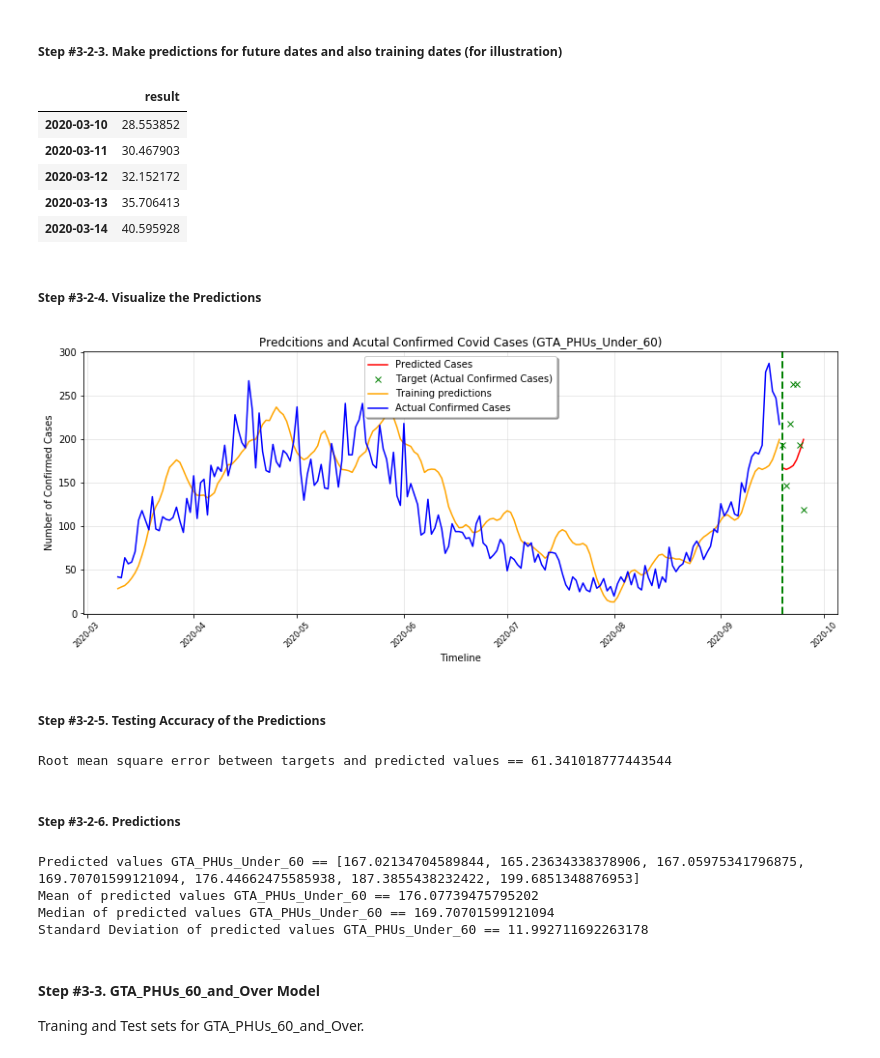
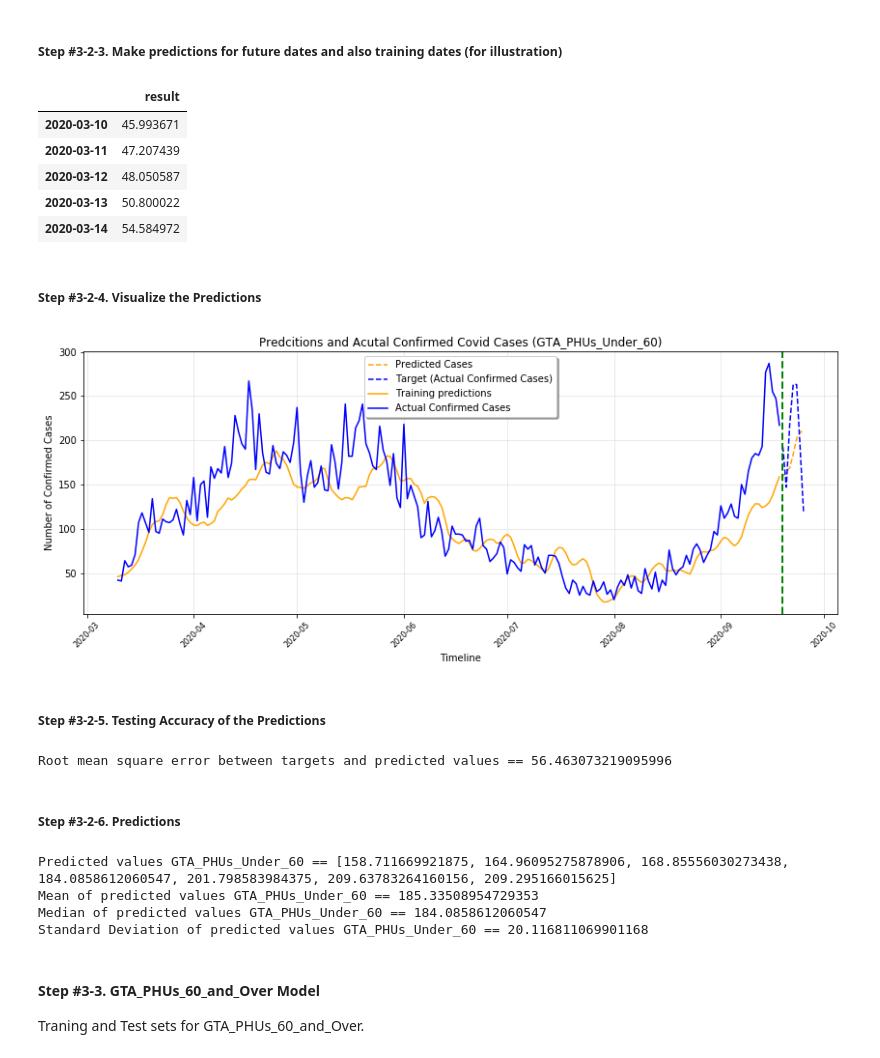
Before and after one commit to AL-DataScience/COVID-19-Predictive-Model, a Jupyter notebook: COVID 19_LSTM_Predictive_Model.ipynb, the cells around one changed output. Saved outputs shown, nothing was run; the diff lists cells and outputs as text; code cells hidden in the pictures.

```diff
--- a/COVID 19_LSTM_Predictive_Model.ipynb
+++ b/COVID 19_LSTM_Predictive_Model.ipynb
@@ -19,7 +19,7 @@ Using TensorFlow backend.
 ### Step #1. Read data
 # %%
 #Download and Import CSV file into a pandas dataframe
-url = 'https://data.ontario.ca/dataset/f4112442-bdc8-45d2-be3c-12efae72fb27/resource/455fd63b-603d-4608-8216-7d8647f43350/download/conposcovidloc.csv'
+url = 'https://github.com/AL-DataScience/COVID-19-Predictive-Model/blob/master/conposcovidloc_20200928.csv?raw=true'
 dataset  = pd.read_csv(url, error_bad_lines=False)
 
 # Select features (columns) to be involved intro evaluation, training and predictions
@@ -201,6 +201,7 @@ ontario_train_scaled.shape
 # Creating a data structure with 14 timestamps and 1 output
 x_ontario_train = []
 y_ontario_train = []
+x_ontario_future = []
 
 n_future = 7   # Number of days we want to predict into the future
 n_past = 14     # Number of past days we want to use to predict the future
@@ -209,10 +210,15 @@ for i in range(n_past, len(ontario_train_scaled) - n_future +1):
     x_ontario_train.append(ontario_train_scaled[i - n_past:i, 0:ontario_train_scaled.shape[1]])
     y_ontario_train.append(ontario_train_scaled[i + n_future - 1:i + n_future, 0])
 
-x_ontario_train, y_ontario_train = np.array(x_ontario_train), np.array(y_ontario_train)
+for i in range(len(ontario_train_scaled) - n_future, len(ontario_train_scaled)):
+    x_ontario_future.append(ontario_train_scaled[i - n_past:i, 0:ontario_train_scaled.shape[1]])
+
+
+x_ontario_train, y_ontario_train, x_ontario_future = np.array(x_ontario_train), np.array(y_ontario_train), np.array(x_ontario_future)
 
 print('x_ontario_train shape == {}.'.format(x_ontario_train.shape))
 print('y_ontario_train shape == {}.'.format(y_ontario_train.shape))
+print('x_ontario_future shape == {}.'.format(x_ontario_future.shape))
 # %% [output]
 x_ontario_train shape == (193, 14, 1).
 y_ontario_train shape == (193, 1).
@@ -382,6 +389,7 @@ GTA_PHUs_Under_60_train_scaled.shape
 # Creating a data structure with 14 timestamps and 1 output
 x_GTA_PHUs_Under_60_train = []
 y_GTA_PHUs_Under_60_train = []
+x_GTA_PHUs_Under_60_future = []
 
 n_future = 7   # Number of days we want to predict into the future
 n_past = 14     # Number of past days we want to use to predict the future
@@ -390,10 +398,14 @@ for i in range(n_past, len(GTA_PHUs_Under_60_train_scaled) - n_future +1):
     x_GTA_PHUs_Under_60_train.append(GTA_PHUs_Under_60_train_scaled[i - n_past:i, 0:GTA_PHUs_Under_60_train_scaled.shape[1]])
     y_GTA_PHUs_Under_60_train.append(GTA_PHUs_Under_60_train_scaled[i + n_future - 1:i + n_future, 0])
 
-x_GTA_PHUs_Under_60_train, y_GTA_PHUs_Under_60_train = np.array(x_GTA_PHUs_Under_60_train), np.array(y_GTA_PHUs_Under_60_train)
+for i in range(len(GTA_PHUs_Under_60_train_scaled) - n_future, len(GTA_PHUs_Under_60_train_scaled)):
+    x_GTA_PHUs_Under_60_future.append(GTA_PHUs_Under_60_train_scaled[i - n_past:i, 0:GTA_PHUs_Under_60_train_scaled.shape[1]])
+
+x_GTA_PHUs_Under_60_train, y_GTA_PHUs_Under_60_train, x_GTA_PHUs_Under_60_future = np.array(x_GTA_PHUs_Under_60_train), np.array(y_GTA_PHUs_Under_60_train),np.array(x_GTA_PHUs_Under_60_future)
 
 print('x_GTA_PHUs_Under_60_train shape == {}.'.format(x_GTA_PHUs_Under_60_train.shape))
 print('y_GTA_PHUs_Under_60_train shape == {}.'.format(y_GTA_PHUs_Under_60_train.shape))
+print('x_GTA_PHUs_Under_60_future shape == {}.'.format(x_GTA_PHUs_Under_60_future.shape))
 # %% [output]
 x_GTA_PHUs_Under_60_train shape == (193, 14, 1).
 y_GTA_PHUs_Under_60_train shape == (193, 1).
@@ -447,7 +460,7 @@ for this_timestamp in datelist_future:
     datelist_future_.append(this_timestamp.date())
 # %%
 # Perform predictions
-predictions_future_GTA_PHUs_Under_60 = model_GTA_PHUs_Under_60.predict(x_GTA_PHUs_Under_60_train[-n_future:])
+predictions_future_GTA_PHUs_Under_60 = model_GTA_PHUs_Under_60.predict(x_GTA_PHUs_Under_60_future)
 
 predictions_train_GTA_PHUs_Under_60 = model_GTA_PHUs_Under_60.predict(x_GTA_PHUs_Under_60_train)
 # %%
@@ -473,38 +486,38 @@ PREDICTION_TRAIN_GTA_PHUs_Under_60.index = PREDICTION_TRAIN_GTA_PHUs_Under_60.in
 PREDICTION_TRAIN_GTA_PHUs_Under_60.head()
 # %% [output]
 |  | result |
-| 2020-03-10 | 28.553852 |
-| 2020-03-11 | 30.467903 |
-| 2020-03-12 | 32.152172 |
-| 2020-03-13 | 35.706413 |
-| 2020-03-14 | 40.595928 |
+| 2020-03-10 | 45.993671 |
+| 2020-03-11 | 47.207439 |
+| 2020-03-12 | 48.050587 |
+| 2020-03-13 | 50.800022 |
+| 2020-03-14 | 54.584972 |
 # %% [markdown]
 ##### Step #3-2-4. Visualize the Predictions
 # %%
 # Set plot size
 from pylab import rcParams
 rcParams['figure.figsize'] = 14, 5
 
 # Plot parameters
 START_DATE_FOR_PLOTTING = '2020-03-10'
 
-plt.plot(PREDICTIONS_FUTURE_GTA_PHUs_Under_60.index, PREDICTIONS_FUTURE_GTA_PHUs_Under_60['result'], color='r', label='Predicted Cases')
-plt.plot(dataset_base_test.index,dataset_base_test['GTA_PHUs_Under_60'],'x', color='g', label='Target (Actual Confirmed Cases)')
+plt.plot(PREDICTIONS_FUTURE_GTA_PHUs_Under_60.index, PREDICTIONS_FUTURE_GTA_PHUs_Under_60['result'],'--',color='orange', label='Predicted Cases')
+plt.plot(dataset_base_test.index,dataset_base_test['GTA_PHUs_Under_60'],'--', color='b', label='Target (Actual Confirmed Cases)')
 plt.plot(PREDICTION_TRAIN_GTA_PHUs_Under_60.loc[START_DATE_FOR_PLOTTING:].index, PREDICTION_TRAIN_GTA_PHUs_Under_60.loc[START_DATE_FOR_PLOTTING:]['result'], color='orange', label='Training predictions')
 plt.plot(dataset_base.loc[START_DATE_FOR_PLOTTING:].index, dataset_base.loc[START_DATE_FOR_PLOTTING:]['GTA_PHUs_Under_60'], color='b', label='Actual Confirmed Cases')
 
 plt.axvline(x = min(PREDICTIONS_FUTURE_GTA_PHUs_Under_60.index), color='green', linewidth=2, linestyle='--')
 
 plt.grid(which='major', color='#cccccc', alpha=0.5)
 
 plt.legend(shadow=True)
 plt.title('Predcitions and Acutal Confirmed Covid Cases (GTA_PHUs_Under_60)', family='Arial', fontsize=12)
 plt.xlabel('Timeline', family='Arial', fontsize=10)
 plt.ylabel('Number of Confirmed Cases', family='Arial', fontsize=10)
 plt.xticks(rotation=45, fontsize=8)
 plt.show()
 # %% [output]
-[figure, old version]
+[figure, new version]
 # %% [markdown]
 ##### Step #3-2-5. Testing Accuracy of the Predictions
 # %%
@@ -516,7 +529,7 @@ rmse_GTA_PHUs_Under_60 = np.sqrt(mean_squared_error(targets_GTA_PHUs_Under_60, p
 
 print('Root mean square error between targets and predicted values == {}'.format(rmse_GTA_PHUs_Under_60))
 # %% [output]
-Root mean square error between targets and predicted values == 61.341018777443544
+Root mean square error between targets and predicted values == 56.463073219095996
 # %% [markdown]
 ##### Step #3-2-6. Predictions
 # %%
@@ -526,10 +539,10 @@ print('Mean of predicted values GTA_PHUs_Under_60 == {}'.format(np.mean(np.array
 print('Median of predicted values GTA_PHUs_Under_60 == {}'.format(np.median(np.array(predicted_GTA_PHUs_Under_60))))
 print('Standard Deviation of predicted values GTA_PHUs_Under_60 == {}'.format(np.std(np.array(predicted_GTA_PHUs_Under_60))))
 # %% [output]
-Predicted values GTA_PHUs_Under_60 == [167.02134704589844, 165.23634338378906, 167.05975341796875, 169.70701599121094, 176.44662475585938, 187.3855438232422, 199.6851348876953]
-Mean of predicted values GTA_PHUs_Under_60 == 176.07739475795202
-Median of predicted values GTA_PHUs_Under_60 == 169.70701599121094
-Standard Deviation of predicted values GTA_PHUs_Under_60 == 11.992711692263178
+Predicted values GTA_PHUs_Under_60 == [158.711669921875, 164.96095275878906, 168.85556030273438, 184.0858612060547, 201.798583984375, 209.63783264160156, 209.295166015625]
+Mean of predicted values GTA_PHUs_Under_60 == 185.33508954729353
+Median of predicted values GTA_PHUs_Under_60 == 184.0858612060547
+Standard Deviation of predicted values GTA_PHUs_Under_60 == 20.116811069901168
 # %% [markdown]
 #### Step #3-3. GTA_PHUs_60_and_Over Model
 Traning and Test sets for GTA_PHUs_60_and_Over.
```
Also changed, not shown: parts of 30 cells of this notebook.
